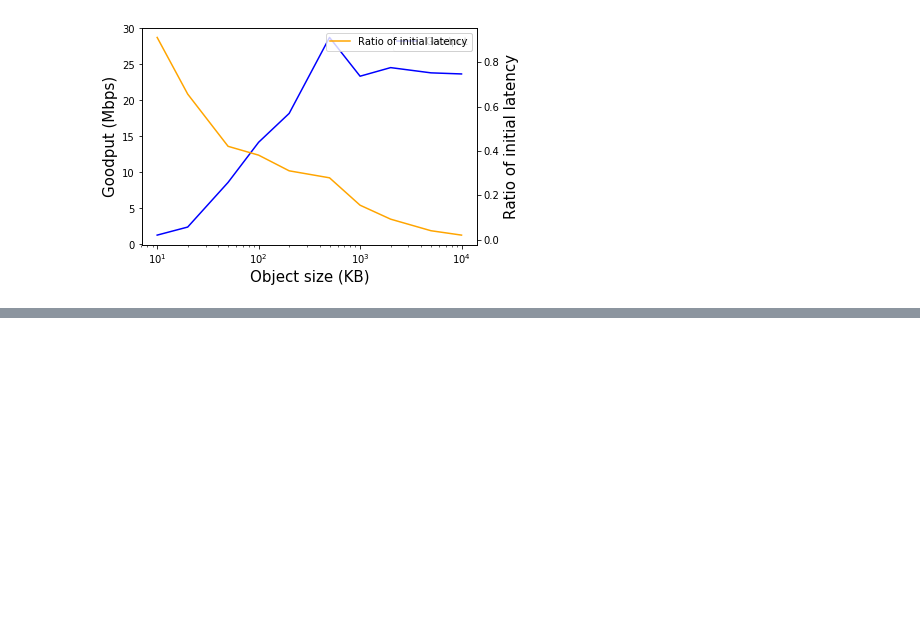
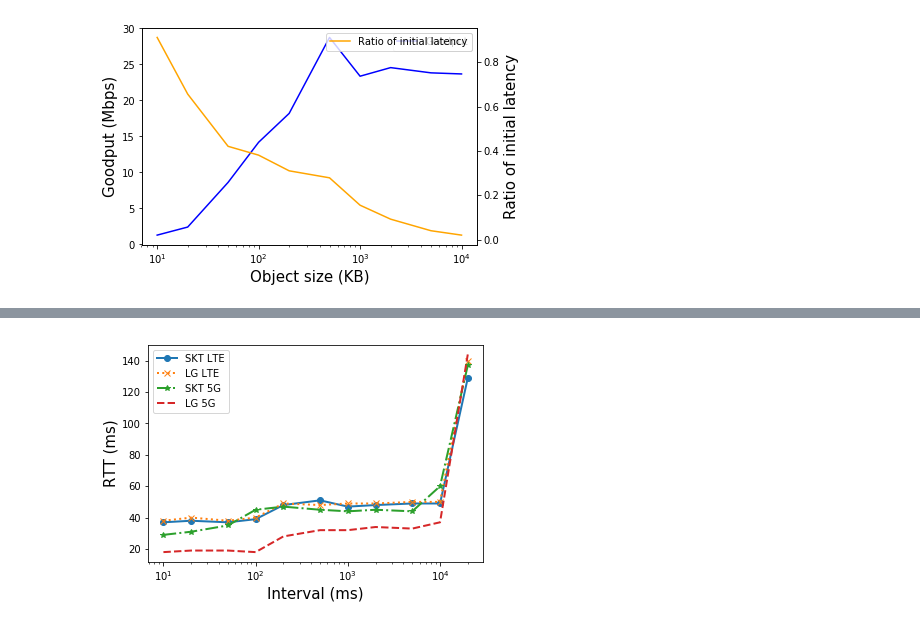
Before and after one commit to lgs96/Test-server, a Jupyter notebook: DataProcessor.ipynb, the cells around one changed output, grey strips where cells are left out. Drawn from its saved outputs; the diff is of its cells as text; code cells hidden in the pictures; blank space fills up the shorter version.

```diff
--- a/DataProcessor.ipynb
+++ b/DataProcessor.ipynb
@@ -129,0 +166,40 @@ Text(0.5,0,'Interval (ms)')
+# %%
+## ping vs. interval
+
+interval = [10, 20 , 50, 100, 200, 500, 1000, 2000, 5000, 10000, 20000]
+
+lte_skt_minRTT = 21
+lte_skt_mean = [37, 38, 37, 39, 48, 51, 47, 48, 49, 49, 129]
+lte_skt_std = [7.7,15.1,7.2,10.8,13,7.1,11.3,11.9,20,13.8,45.9]
+
+lte_lg_minRTT = 26
+lte_lg_mean = [38,40,38,40,49,48,49,49,50,50,140]
+lte_lg_std = [8.7, 13.6, 5.2, 5.7, 14.5, 8.4, 14.3, 21.1, 13.8, 25.2]
+
+fiveG_skt_minRTT = 22
+fiveG_skt_mean = [29, 31, 35, 45, 47, 45, 44, 45, 44, 60, 137]
+fiveG_skt_std = [4.1, 4.6, 8.8, 6.7, 7.3, 8.4, 10.1, 20.2, 6.3, 10.2, 77]
+
+fiveG_lg_minRTT = 12
+fiveG_lg_mean = [18, 19, 19, 18, 28, 32, 32, 34, 33, 37, 144]
+fiveG_lg_std = [3.9, 4.2, 4, 4.6, 8.5, 12.8, 7.8, 15.7, 6.2, 16, 56.3]
+
+ping_plot = [[] for _ in range(4)]
+ping_plot[0] = lte_skt_mean
+ping_plot[1] = lte_lg_mean
+ping_plot[2] = fiveG_skt_mean
+ping_plot[3] = fiveG_lg_mean
+# %%
+## ping vs. interval plot
+
+for i in range(4):
+    plt.plot(interval, ping_plot[i], linestyle =linestyle_arr[i], linewidth = 2,
+                marker = marker_arr[i])
+
+plt.legend(['SKT LTE', 'LG LTE', 'SKT 5G', 'LG 5G'])
+plt.xscale('log')
+plt.ylabel("RTT (ms)", size = 15)
+plt.xlabel("Interval (ms)", size = 15)
+plt.savefig('paper_figures/initial_rtt.pdf', format = 'pdf',  bbox_inches='tight')
+# %% [output]
+[figure, added]
```
Also changed, not shown: parts of 14 cells of this notebook, 17 other files.
